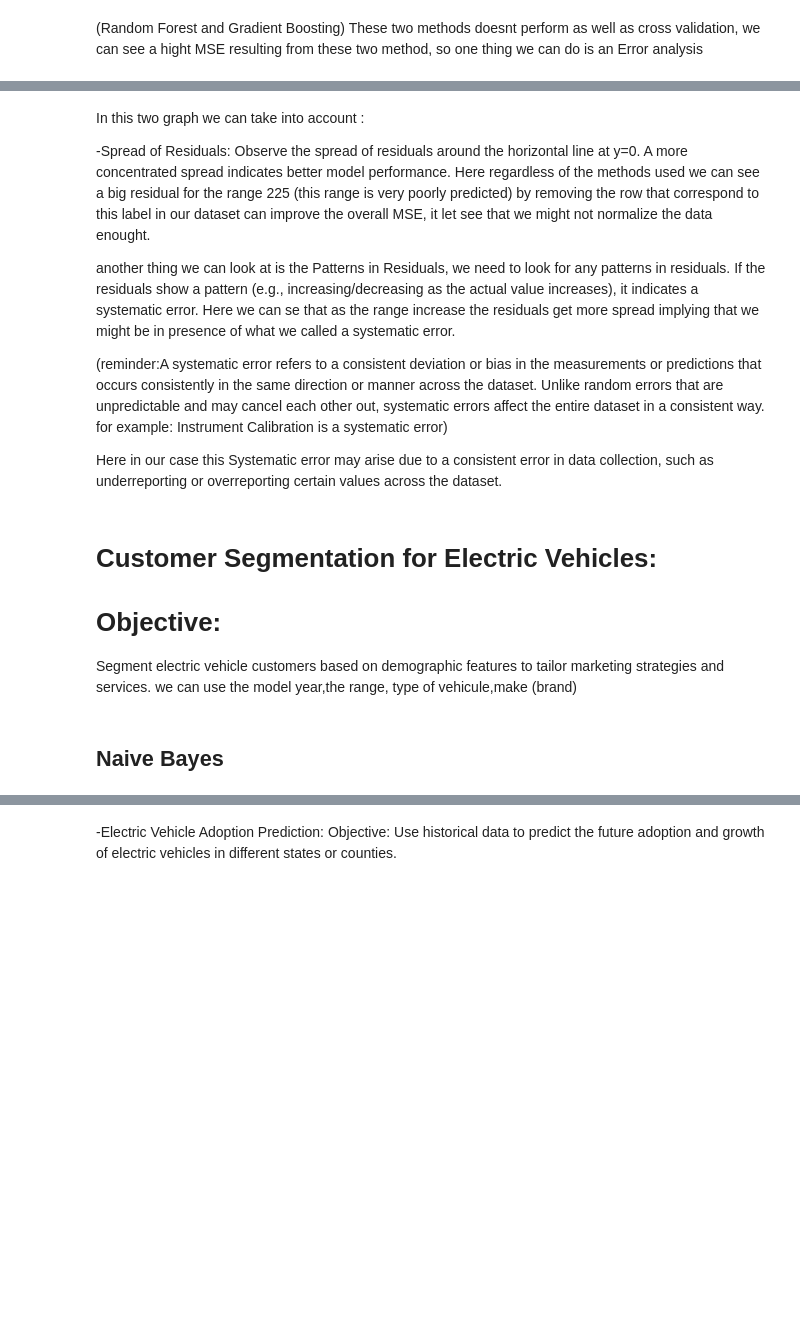
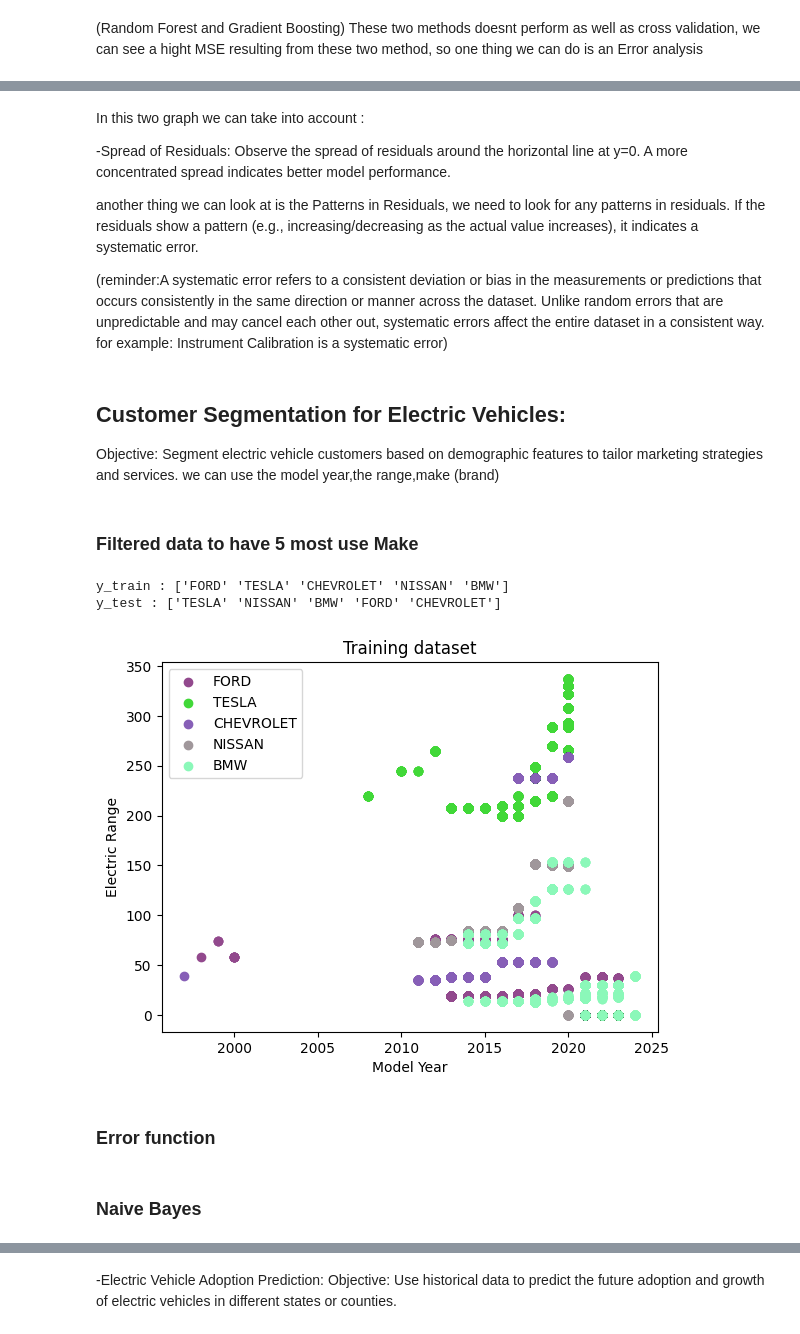
Before and after one commit to moralessP/USA-Electric-Car-Trends, a Jupyter notebook: Project_US_EV_Populationv3.ipynb, the cells around one changed output, grey strips where cells are left out. Drawn from its saved outputs; the diff is of its cells as text; code cells hidden in the pictures; blank space fills up the shorter version.

```diff
--- a/Project_US_EV_Populationv3.ipynb
+++ b/Project_US_EV_Populationv3.ipynb
@@ -505,17 +479,14 @@ plt.show()
 In this two graph we can take into account :
 
 -Spread of Residuals: Observe the spread of residuals around the horizontal line at y=0. A more concentrated spread indicates better model performance.
-Here regardless of the methods used we can see a big residual for the range 225 (this range is very poorly predicted) by removing the row that correspond to this label in our dataset can improve the overall MSE, it let see that we might not normalize the data enought.
 
 another thing we can look at is the Patterns in Residuals, we need to look for any patterns in residuals. If the residuals show a pattern (e.g., increasing/decreasing as the actual value increases), it indicates a systematic error.
-Here we can se that as the range increase the residuals get more spread implying that we might be in presence of what we called a systematic error.
 
 (reminder:A systematic error refers to a consistent deviation or bias in the measurements or predictions that occurs consistently in the same direction or manner across the dataset. Unlike random errors that are unpredictable and may cancel each other out, systematic errors affect the entire dataset in a consistent way.
 for example: Instrument Calibration is a systematic error)
-
-Here in our case this Systematic error may arise due to a consistent error in data collection, such as underreporting or overreporting certain values across the dataset.
 # %% [markdown]
-# Customer Segmentation for Electric Vehicles:
-# Objective:
- Segment electric vehicle customers based on demographic features to tailor marketing strategies and services.
-we can use the model year,the range, type of vehicule,make (brand)
+## Customer Segmentation for Electric Vehicles:
+Objective: Segment electric vehicle customers based on demographic features to tailor marketing strategies and services.
+we can use the model year,the range,make (brand)
+# %% [markdown]
+### Filtered data to have 5 most use Make
@@ -521,0 +505,27 @@ we can use the model year,the range, type of vehicule,make (brand)
+# %%
+print(f'y_train : {y_train.unique()}')
+print(f'y_test : {y_test.unique()}')
+# %% [output]
+y_train : ['FORD' 'TESLA' 'CHEVROLET' 'NISSAN' 'BMW']
+y_test : ['TESLA' 'NISSAN' 'BMW' 'FORD' 'CHEVROLET']
+# %%
+list_class = temp_train['Make'].unique()
+
+fig, ax = plt.subplots()
+
+colors = np.random.rand(len(list_class), 3)
+
+# Plotting training data
+for i, cls in enumerate(list_class):
+    idxs = y_train == cls
+    ax.scatter(X_train.loc[idxs, 'Model Year'], X_train.loc[idxs, 'Electric Range'], label=cls, color=colors[i])
+    ax.set_title('Training dataset')
+    ax.set_xlabel('Model Year')
+    ax.set_ylabel('Electric Range')
+
+ax.legend()
+plt.show()
+# %% [output]
+[figure, added]
+# %% [markdown]
+### Error function
@@ -522,5 +538,5 @@ we can use the model year,the range, type of vehicule,make (brand)
 # %% [markdown]
-## Naive Bayes
+### Naive Bayes
 # %%
 from sklearn.naive_bayes import GaussianNB
 from sklearn.metrics import accuracy_score
```
Also changed, not shown: parts of 46 cells of this notebook, 5 other files.
